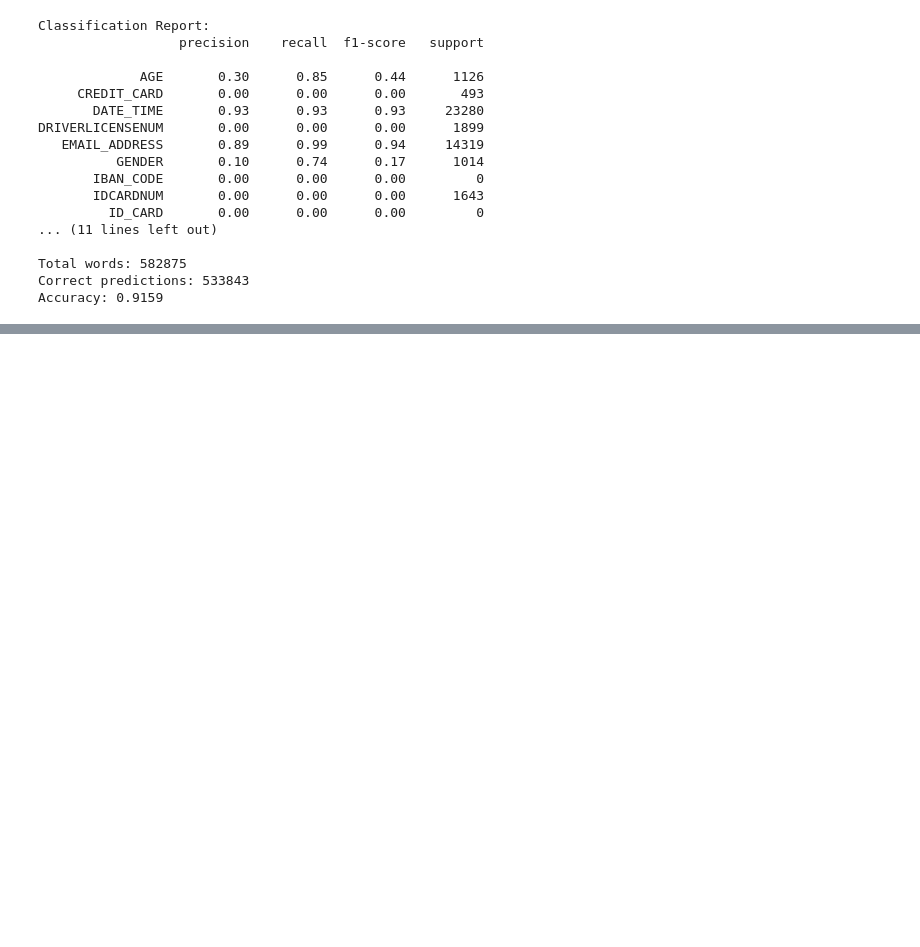
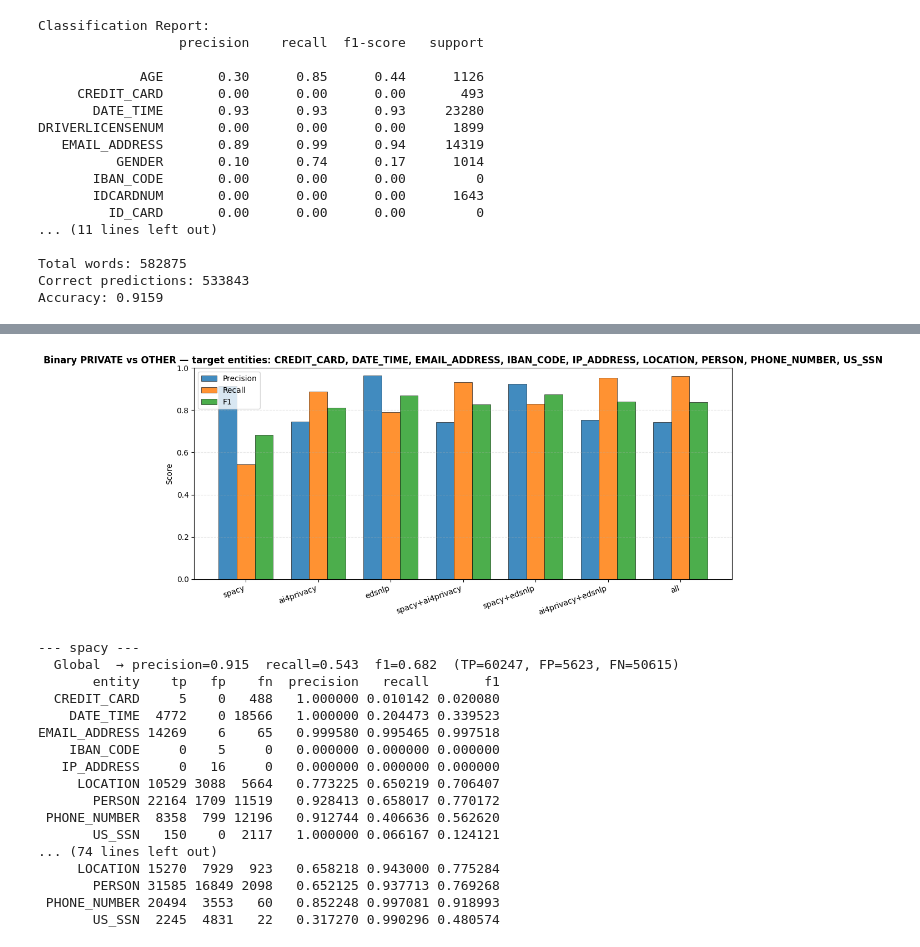
Before and after one commit to bayesimpact/privacy-service, a Jupyter notebook: benchmark/explore_benchmark_results.ipynb, the cells around one changed output, grey strips where cells are left out. Saved outputs shown, nothing was run; the diff lists cells and outputs as text; code cells hidden in the pictures; blank space fills up the shorter version.

```diff
--- a/benchmark/explore_benchmark_results.ipynb
+++ b/benchmark/explore_benchmark_results.ipynb
@@ -447,0 +539,49 @@ Accuracy: 0.9159
+# %%
+# Edit this list to choose which entity types count as "PRIVATE"
+TARGET_ENTITIES = [
+    "PERSON",
+    "EMAIL_ADDRESS",
+    "PHONE_NUMBER",
+    "LOCATION",
+    "DATE_TIME",
+    "IBAN_CODE",
+    "IP_ADDRESS",
+    "CREDIT_CARD",
+    "US_SSN"
+]
+
+WORD_LEVEL_FILES = {
+    "spacy":              "spacy_detections_word_level.csv",
+    "ai4privacy":         "ai4privacy_detections_word_level.csv",
+    "edsnlp":             "edsnlp_detections_word_level.csv",
+    "spacy+ai4privacy":   "spacy+ai4privacy_detections_word_level.csv",
+    "spacy+edsnlp":       "spacy+edsnlp_detections_word_level.csv",
+    "ai4privacy+edsnlp":  "ai4privacy+edsnlp_detections_word_level.csv",
+    "all":                "all_detections_word_level.csv",
+}
+
+arbitrary_results = {}
+for config_name, csv_file in WORD_LEVEL_FILES.items():
+    df_wl = pd.read_csv(csv_file)
+    arbitrary_results[config_name] = compute_entity_arbitrary_metrics(df_wl, TARGET_ENTITIES)
+
+plot_arbitrary_metrics(arbitrary_results, TARGET_ENTITIES)
+# %% [output]
+[figure, added]
+--- spacy ---
+  Global  → precision=0.915  recall=0.543  f1=0.682  (TP=60247, FP=5623, FN=50615)
+       entity    tp   fp    fn  precision   recall       f1
+  CREDIT_CARD     5    0   488   1.000000 0.010142 0.020080
+    DATE_TIME  4772    0 18566   1.000000 0.204473 0.339523
+EMAIL_ADDRESS 14269    6    65   0.999580 0.995465 0.997518
+    IBAN_CODE     0    5     0   0.000000 0.000000 0.000000
+   IP_ADDRESS     0   16     0   0.000000 0.000000 0.000000
+     LOCATION 10529 3088  5664   0.773225 0.650219 0.706407
+       PERSON 22164 1709 11519   0.928413 0.658017 0.770172
+ PHONE_NUMBER  8358  799 12196   0.912744 0.406636 0.562620
+       US_SSN   150    0  2117   1.000000 0.066167 0.124121
+... (74 lines left out)
+     LOCATION 15270  7929  923   0.658218 0.943000 0.775284
+       PERSON 31585 16849 2098   0.652125 0.937713 0.769268
+ PHONE_NUMBER 20494  3553   60   0.852248 0.997081 0.918993
+       US_SSN  2245  4831   22   0.317270 0.990296 0.480574
```
Also changed, not shown: parts of 3 cells of this notebook.
